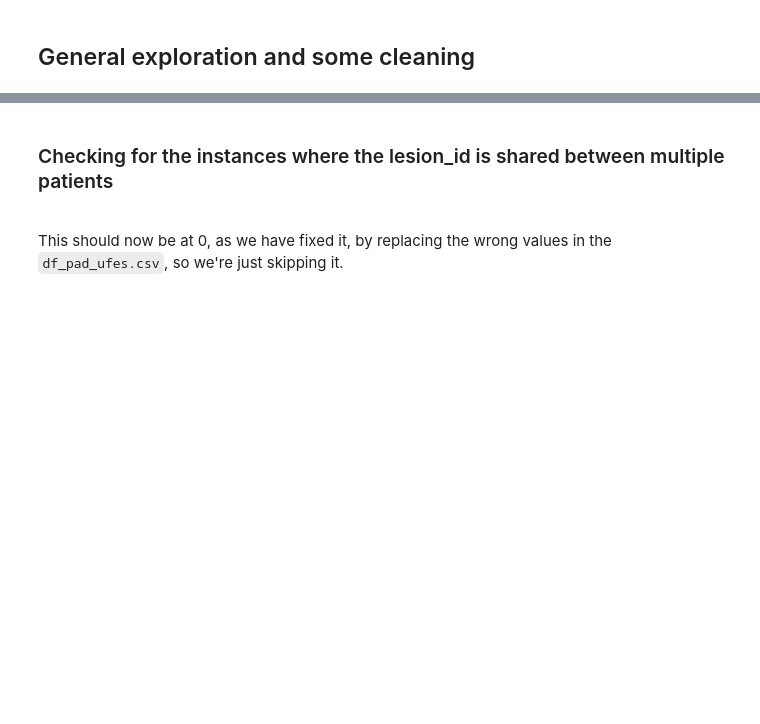
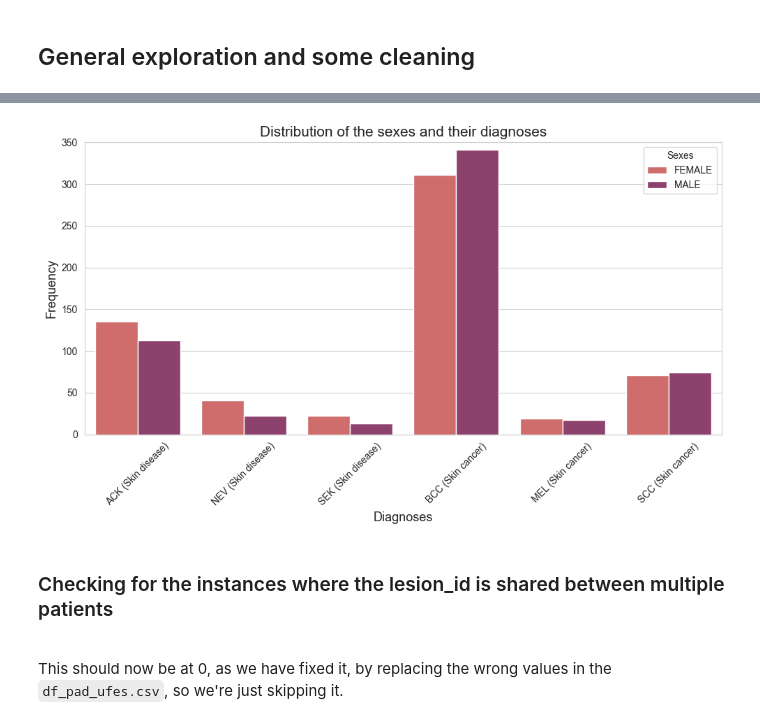
Before and after one commit to nikodice4/Skin-cancer-detection-sex-bias, a Jupyter notebook: exploration/exploration.ipynb, the cells around one changed output, grey strips where cells are left out. Cells and saved outputs as stored; diff of their text form; code cells hidden in the pictures; blank space fills up the shorter version.

```diff
--- a/exploration/exploration.ipynb
+++ b/exploration/exploration.ipynb
@@ -50,27 +76,30 @@ print(df_pad_ufes.shape)
 # %%
 # We define a custom order for the x-axis
 custom_order = [
     "ACK (Skin disease)", "NEV (Skin disease)", "SEK (Skin disease)",
     "BCC (Skin cancer)", "MEL (Skin cancer)", "SCC (Skin cancer)"
 ]
 
 # We remake the pivot table from before to include the cancer_label in the x-axis, with their diagnostic
 df_pad_ufes["diagnostic_info"] = df_pad_ufes["diagnostic"] + " (" + df_pad_ufes["cancer_label"] + ")"
 gender_diagnostic_counts = df_pad_ufes.groupby(["gender", "diagnostic_info"]).size().reset_index(name="count")
 
 
 # Here we plot
 plt.figure(figsize=(10, 6))
 plots = sns.barplot(data=gender_diagnostic_counts, x="diagnostic_info", y="count", hue="gender", palette="flare", order=custom_order)
 plt.title("Distribution of the sexes and their diagnoses", fontsize=15)
 plt.xlabel("Diagnoses", fontsize=13)
 plt.ylabel("Frequency", fontsize=13)
 plt.xticks(rotation=45)
+plt.ylim(0, 350)
 legend = plt.legend(title="Sexes")
 sns.set_style("whitegrid")
 plt.tight_layout()
 plt.savefig("../analysis/plots/diagnoses_distribution.png", dpi=300, format="png", bbox_inches="tight")
 plt.show()
+# %% [output]
+[figure, added]
 # %% [markdown]
 ### Checking for the instances where the lesion_id is shared between multiple patients
 \
```
Also changed, not shown: parts of 12 cells of this notebook, 7 other files.
